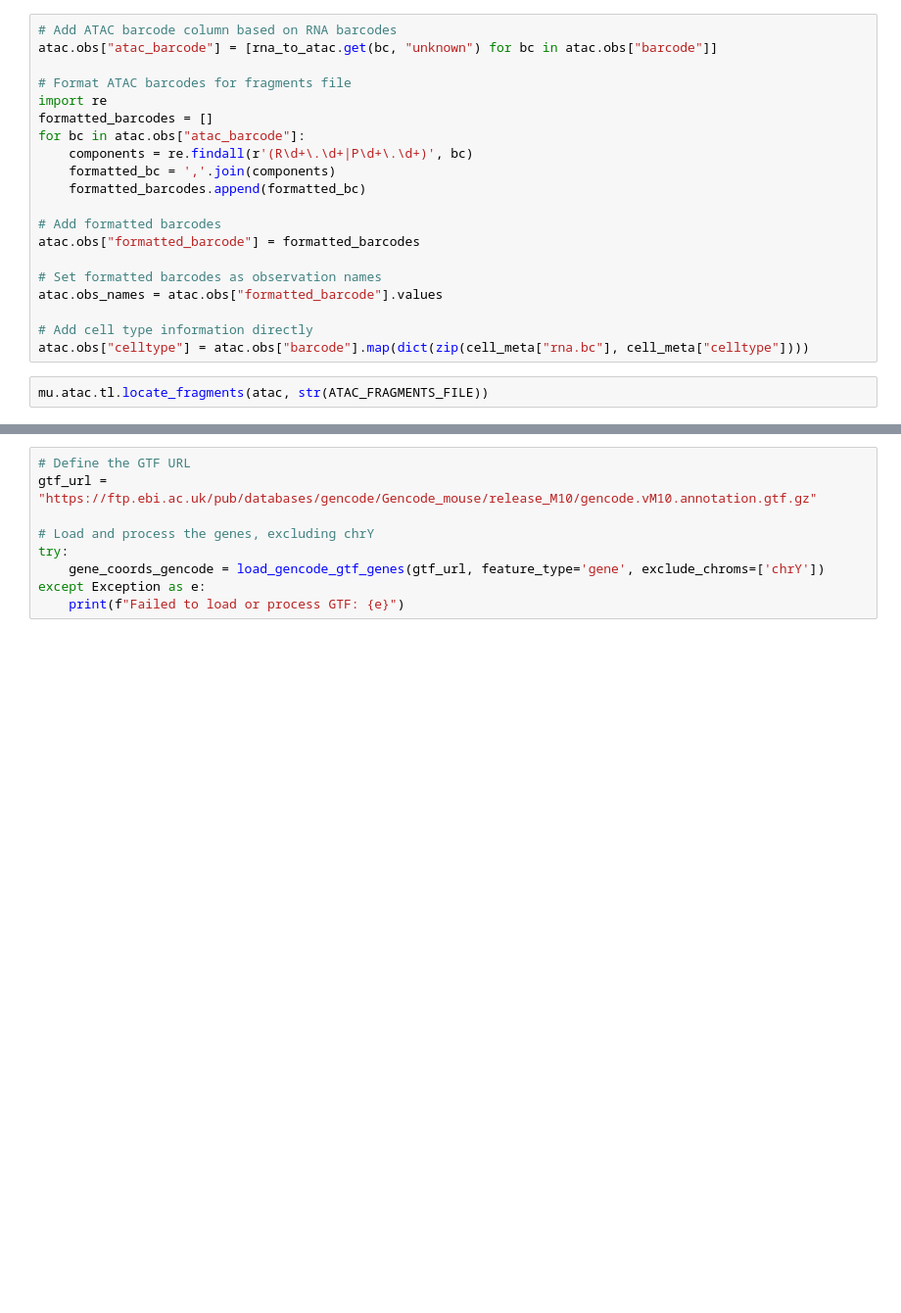
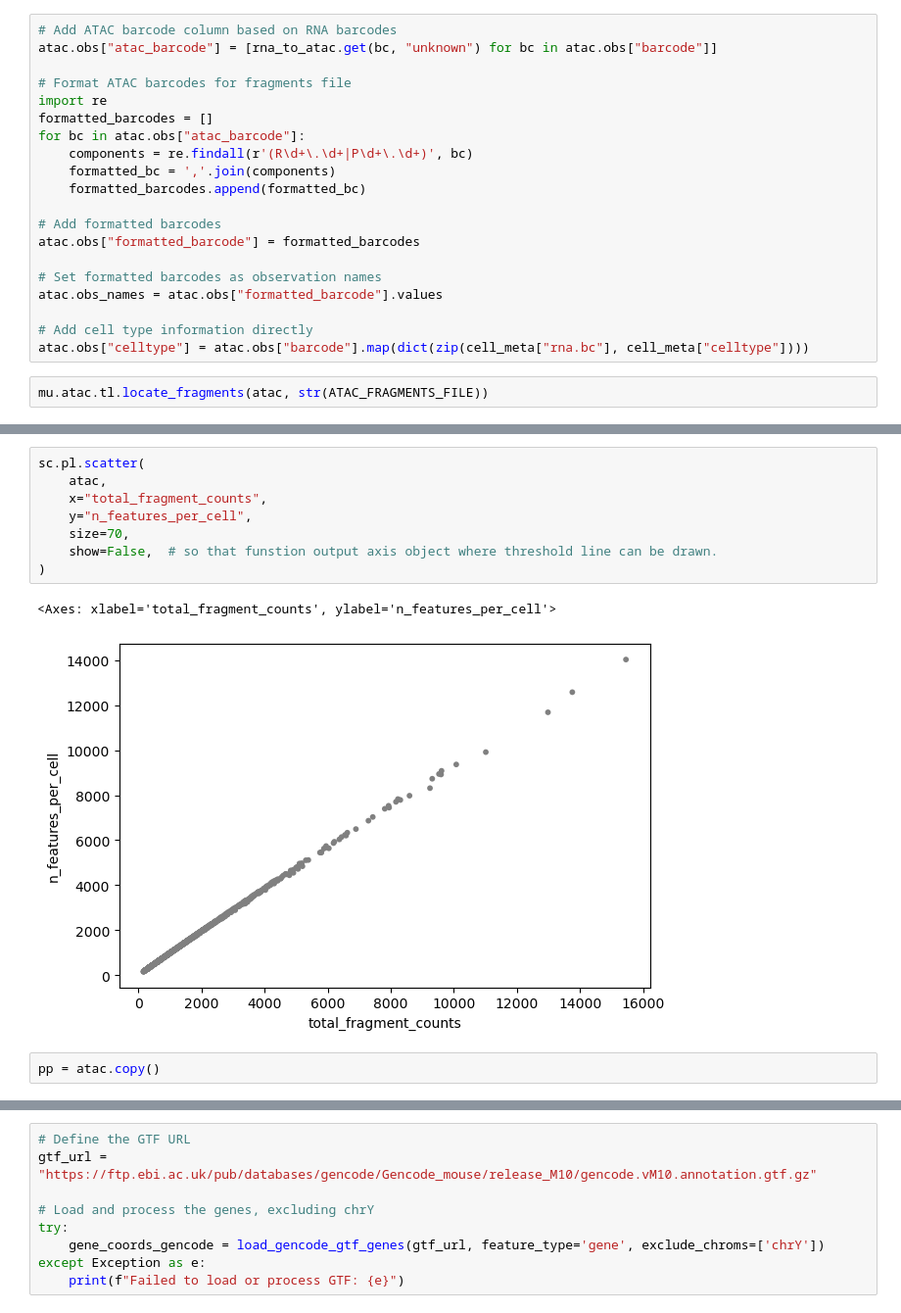
Before and after one commit to l-reich/spatial-chromatin-variability, a Jupyter notebook: src/preprocessing/SHARE-seq_pp.ipynb, the cells around one changed output, grey strips where cells are left out. Shown at 98% size. Saved outputs shown, nothing was run; the diff lists cells and outputs as text; blank space fills up the shorter version.

```diff
--- a/src/preprocessing/SHARE-seq_pp.ipynb
+++ b/src/preprocessing/SHARE-seq_pp.ipynb
@@ -241,0 +289,13 @@ atac.write_h5ad(atac_path)
+# %%
+sc.pl.scatter(
+    atac,
+    x="total_fragment_counts",
+    y="n_features_per_cell",
+    size=70,
+    show=False,  # so that funstion output axis object where threshold line can be drawn.
+)
+# %% [output]
+<Axes: xlabel='total_fragment_counts', ylabel='n_features_per_cell'>
+[figure, added]
+# %%
+pp = atac.copy()
```
Also changed, not shown: parts of 26 cells of this notebook, 1 other file.
